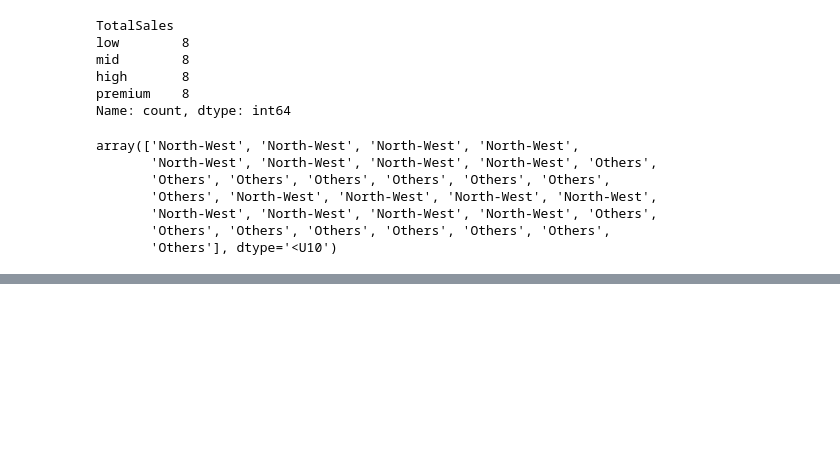
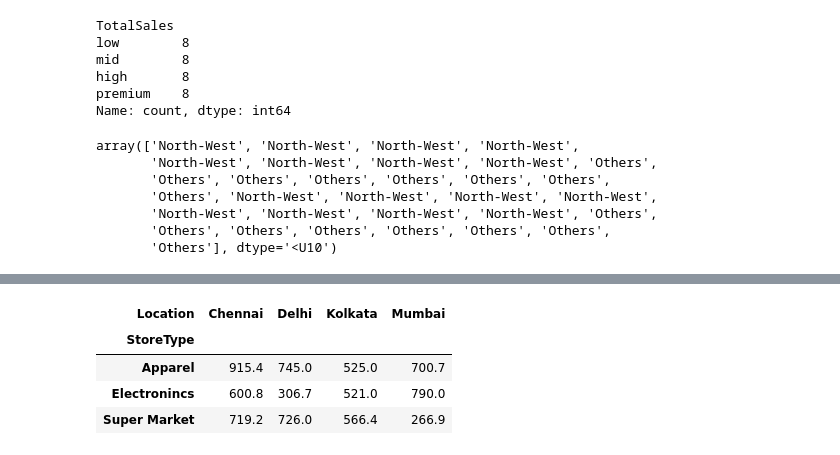
Before and after one commit to ravindrapal001/Python-Case-Studies, a Jupyter notebook: stores.ipynb, the cells around one changed output, grey strips where cells are left out. Drawn from its saved outputs; the diff is of its cells as text; code cells hidden in the pictures; blank space fills up the shorter version.

```diff
--- a/stores.ipynb
+++ b/stores.ipynb
@@ -851,0 +928,9 @@ array(['North-West', 'North-West', 'North-West', 'North-West',
+# %%
+# Extract Location + Store Type wise TotalSales
+stores.groupby(['Location','StoreType']).TotalSales.sum().sort_values(ascending=False).reset_index().pivot(index='StoreType',columns='Location',values='TotalSales').fillna(0)
+# %% [output]
+| Location | Chennai | Delhi | Kolkata | Mumbai |
+| StoreType |  |  |  |  |
+| Apparel | 915.4 | 745.0 | 525.0 | 700.7 |
+| Electronincs | 600.8 | 306.7 | 521.0 | 790.0 |
+| Super Market | 719.2 | 726.0 | 566.4 | 266.9 |
```
Also changed, not shown: parts of 13 cells of this notebook.
